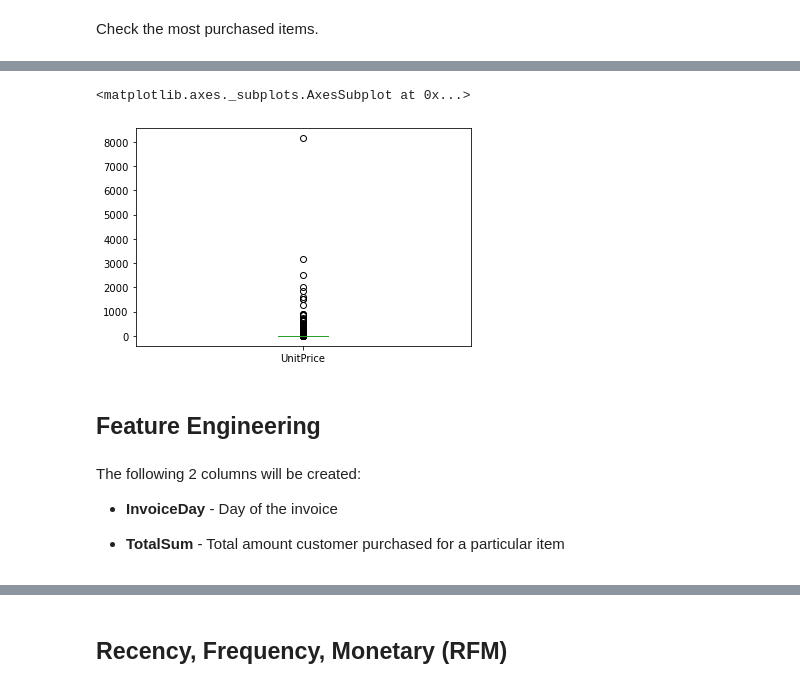
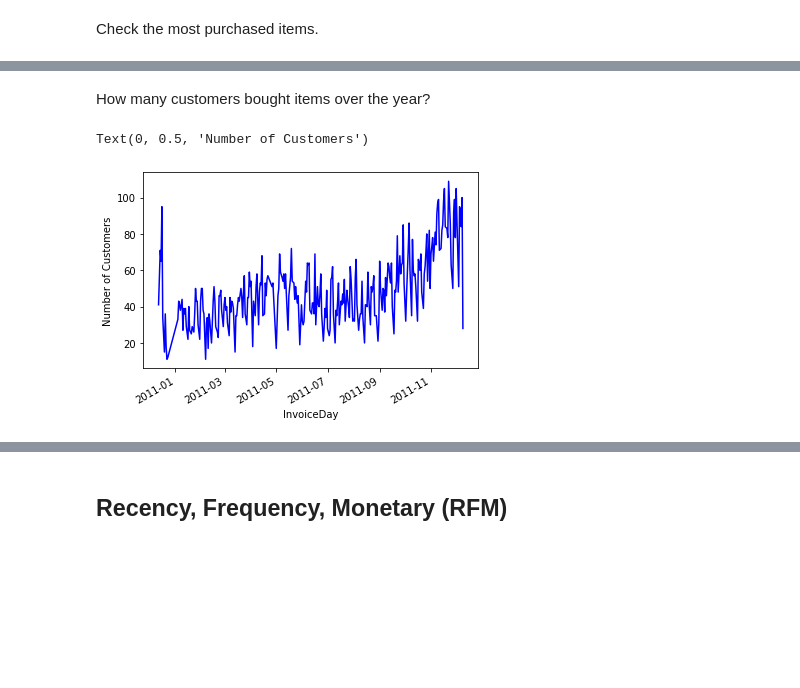
Before and after one commit to nchin212/Customer_Segmentation, a Jupyter notebook: cust_seg.ipynb, the cells around one changed output, grey strips where cells are left out. Drawn from its saved outputs; the diff is of its cells as text; code cells hidden in the pictures; blank space fills up the shorter version.

```diff
--- a/cust_seg.ipynb
+++ b/cust_seg.ipynb
@@ -129,13 +130,0 @@ Determine the distribution of unit price.
-# %%
-cus_f['UnitPrice'].plot(kind='box')
-# %% [output]
-<matplotlib.axes._subplots.AxesSubplot at 0x...>
-[figure, removed]
-# %% [markdown]
-## Feature Engineering
-# %% [markdown]
-The following 2 columns will be created:
-
-- **InvoiceDay** - Day of the invoice
-
-- **TotalSum** - Total amount customer purchased for a particular item
@@ -145,0 +131,8 @@ cus_f['TotalSum'] = cus_f.Quantity * cus_f.UnitPrice
+# %% [markdown]
+How many customers bought items over the year?
+# %%
+ax = cus_f.groupby('InvoiceDay')['CustomerID'].nunique().plot(kind='line', color='blue')
+ax.set_ylabel('Number of Customers')
+# %% [output]
+Text(0, 0.5, 'Number of Customers')
+[figure, added]
```
Also changed, not shown: parts of 20 cells of this notebook, 5 other files.
